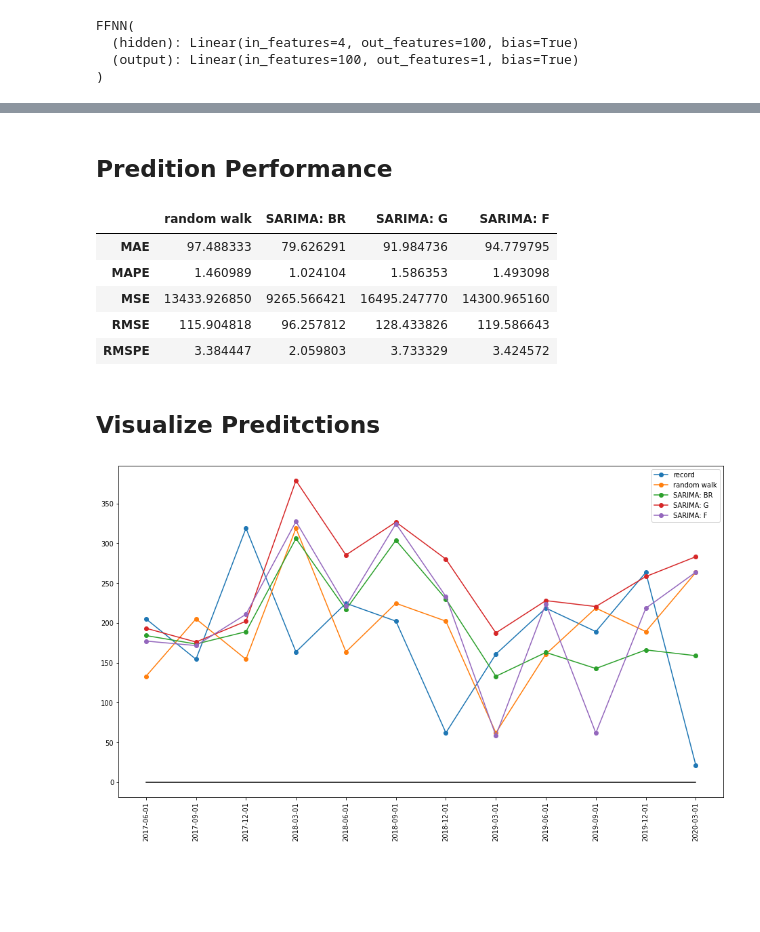
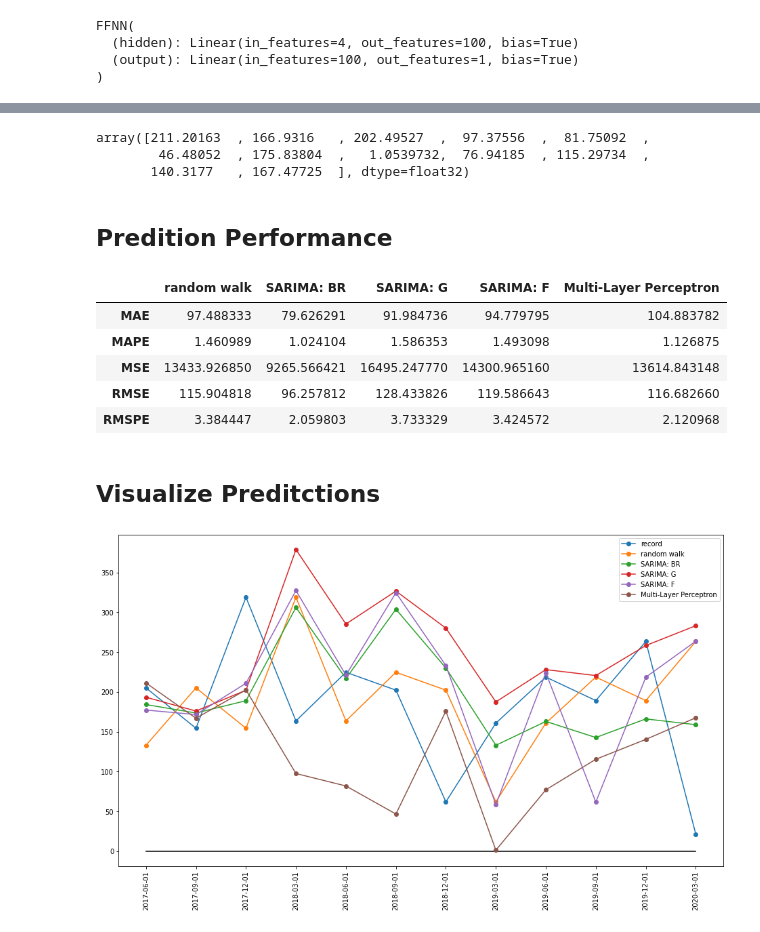
Before and after one commit to hessihan/eps_foracasting, a Jupyter notebook: main.ipynb, the cells around one changed output, grey strips where cells are left out. Saved outputs shown, nothing was run; the diff lists cells and outputs as text; code cells hidden in the pictures; blank space fills up the shorter version.

```diff
--- a/main.ipynb
+++ b/main.ipynb
@@ -83,7 +103,7 @@ plt.show()
 ### Random walk
 # %%
 # random walk
-y_hat_rw = y.shift(1)[-(len(y) - train_size):]
+y_hat_rw = y.shift(1)[-test_size:]
 y_hat_rw
 # %% [output]
 40    132.94
@@ -220,12 +241,23 @@ x.head()
 | 3 | -52.49 | 44.53 | 112.30 | 100.67 |
 | 4 | -244.18 | -52.49 | 44.53 | 112.30 |
 # %%
+# Convert data type to torch.tensor
 dtype = torch.float
 device = torch.device("cpu")
 
-y = torch.tensor(y.values, dtype=dtype)
-x = torch.tensor(x.values, dtype=dtype)
+y_tensor = torch.tensor(y.values, dtype=dtype)
+x_tensor = torch.tensor(x.values, dtype=dtype)
 
-y.size(), x.size()
+y_tensor.size(), x_tensor.size()
 # %% [output]
 (torch.Size([48]), torch.Size([48, 4]))
+# %%
+# train test split
+y_test_tensor = y_tensor[-test_size:]
+y_train_tensor = y_tensor[:-test_size]
+
+x_test_tensor = x_tensor[-test_size:]
+x_train_tensor = x_tensor[:-test_size]
+
+print(y_train_tensor.size(), y_test_tensor.size())
+print(x_train_tensor.size(), x_test_tensor.size())
@@ -241,3 +374,11 @@ FFNN(
+# %%
+# predict y_hat
+y_hat_ffnn = ffnn(x_test_tensor).squeeze().detach().numpy()
+y_hat_ffnn
+# %% [output]
+array([211.20163  , 166.9316   , 202.49527  ,  97.37556  ,  81.75092  ,
+        46.48052  , 175.83804  ,   1.0539732,  76.94185  , 115.29734  ,
+       140.3177   , 167.47725  ], dtype=float32)
 # %% [markdown]
 ## Predition Performance
 # %%
@@ -249,61 +390,67 @@ accuracy = pd.DataFrame(
             module_accuracy.MAE(y_test, y_hat_sarima_br),
             module_accuracy.MAE(y_test, y_hat_sarima_g),
             module_accuracy.MAE(y_test, y_hat_sarima_f),
+            module_accuracy.MAE(y_test, y_hat_ffnn)
         ],
         [
             module_accuracy.MAPE(y_test, y_hat_rw),
             module_accuracy.MAPE(y_test, y_hat_sarima_br),
             module_accuracy.MAPE(y_test, y_hat_sarima_g),
             module_accuracy.MAPE(y_test, y_hat_sarima_f),
+            module_accuracy.MAPE(y_test, y_hat_ffnn)
         ],
         [
             module_accuracy.MSE(y_test, y_hat_rw),
             module_accuracy.MSE(y_test, y_hat_sarima_br),
             module_accuracy.MSE(y_test, y_hat_sarima_g),
             module_accuracy.MSE(y_test, y_hat_sarima_f),
+            module_accuracy.MSE(y_test, y_hat_ffnn)
         ],
         [
             module_accuracy.RMSE(y_test, y_hat_rw),
             module_accuracy.RMSE(y_test, y_hat_sarima_br),
             module_accuracy.RMSE(y_test, y_hat_sarima_g),
             module_accuracy.RMSE(y_test, y_hat_sarima_f),
+            module_accuracy.RMSE(y_test, y_hat_ffnn)
         ],
         [
             module_accuracy.RMSPE(y_test, y_hat_rw),
             module_accuracy.RMSPE(y_test, y_hat_sarima_br),
             module_accuracy.RMSPE(y_test, y_hat_sarima_g),
             module_accuracy.RMSPE(y_test, y_hat_sarima_f),
+            module_accuracy.RMSPE(y_test, y_hat_ffnn)
         ]
     ],
     index=["MAE", "MAPE", "MSE", "RMSE", "RMSPE"],
-    columns=["random walk", "SARIMA: BR", "SARIMA: G", "SARIMA: F"]
+    columns=["random walk", "SARIMA: BR", "SARIMA: G", "SARIMA: F", "Multi-Layer Perceptron"]
 )
 accuracy
 # %% [output]
-|  | random walk | SARIMA: BR | SARIMA: G | SARIMA: F |
-| MAE | 97.488333 | 79.626291 | 91.984736 | 94.779795 |
-| MAPE | 1.460989 | 1.024104 | 1.586353 | 1.493098 |
-| MSE | 13433.926850 | 9265.566421 | 16495.247770 | 14300.965160 |
-| RMSE | 115.904818 | 96.257812 | 128.433826 | 119.586643 |
-| RMSPE | 3.384447 | 2.059803 | 3.733329 | 3.424572 |
+|  | random walk | SARIMA: BR | SARIMA: G | SARIMA: F | Multi-Layer Perceptron |
+| MAE | 97.488333 | 79.626291 | 91.984736 | 94.779795 | 104.883782 |
+| MAPE | 1.460989 | 1.024104 | 1.586353 | 1.493098 | 1.126875 |
+| MSE | 13433.926850 | 9265.566421 | 16495.247770 | 14300.965160 | 13614.843148 |
+| RMSE | 115.904818 | 96.257812 | 128.433826 | 119.586643 | 116.682660 |
+| RMSPE | 3.384447 | 2.059803 | 3.733329 | 3.424572 | 2.120968 |
 # %% [markdown]
 ## Visualize Preditctions
 # %%
 # plot each y_hat series
 fig = plt.figure(figsize=(16, 9))
 ax = fig.add_subplot(111)
 ax.plot(ts["決算期"][train_size:], [0] * len(ts["決算期"][train_size:]), color="black")
 
 ax.plot(ts["決算期"][train_size:], y_test, marker="o", label="record")
 
 
 ax.plot(ts["決算期"][train_size:], y_hat_rw, marker="o", label="random walk")
 ax.plot(ts["決算期"][train_size:], y_hat_sarima_br, marker="o", label="SARIMA: BR")
 ax.plot(ts["決算期"][train_size:], y_hat_sarima_g, marker="o", label="SARIMA: G")
 ax.plot(ts["決算期"][train_size:], y_hat_sarima_f, marker="o", label="SARIMA: F")
+ax.plot(ts["決算期"][train_size:], y_hat_ffnn, marker="o", label="Multi-Layer Perceptron")
 
 ax.tick_params(axis="x", rotation=90)
 ax.legend()
 plt.show()
 # %% [output]
-[figure, old version]
+[figure, new version]
```
Also changed, not shown: parts of 13 cells of this notebook, 10 other files.
